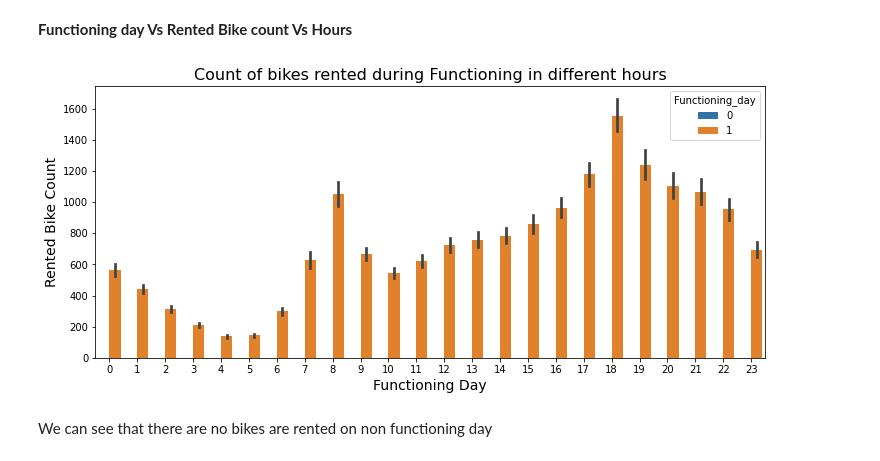
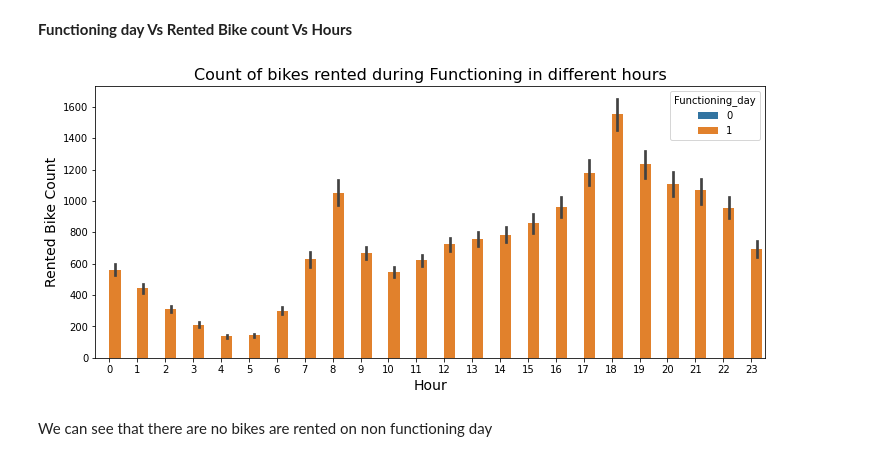
Before and after one commit to Narayan718/bike-rental-prediction, a Jupyter notebook: Bike_rental_prediction.ipynb, the cells around one changed output. Saved outputs shown, nothing was run; the diff lists cells and outputs as text; code cells hidden in the pictures.

```diff
--- a/Bike_rental_prediction.ipynb
+++ b/Bike_rental_prediction.ipynb
@@ -236,13 +257,13 @@ data['HoliDay'] = data['Holiday'].apply(lambda x: 1 if x == 'Holiday' else 0)
 # %%
 #Functioning day value counts
 plt.figure(figsize=(12,5))
 sns.barplot(x='Hour', hue='Functioning_day', y='Rented Bike Count', data=data)
 plt.title("Count of bikes rented during Functioning in different hours", size=16)
-plt.xlabel("Functioning Day", size=14)
+plt.xlabel("Hour", size=14)
 plt.ylabel("Rented Bike Count", size=14)
 plt.show()
 # %% [output]
-[figure, old version]
+[figure, new version]
 # %% [markdown]
 We can see that there are no bikes are rented on non functioning day
 # %%
```
Also changed, not shown: parts of 58 cells of this notebook.
